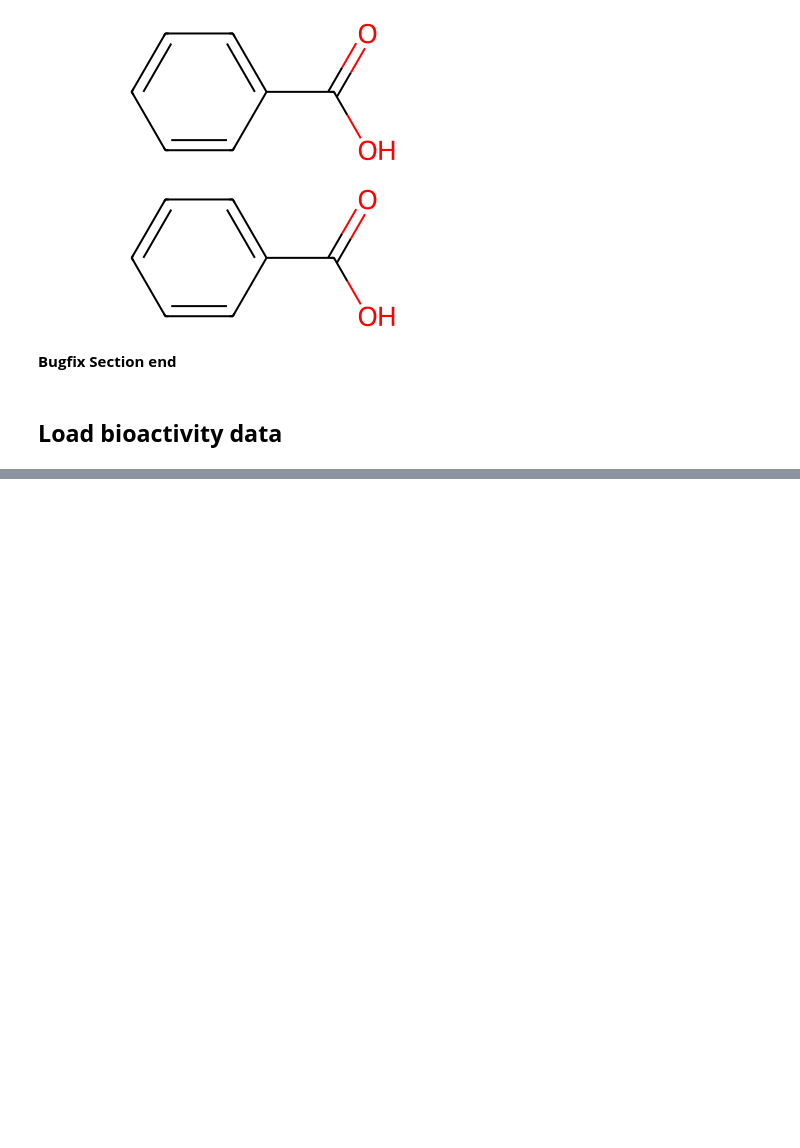
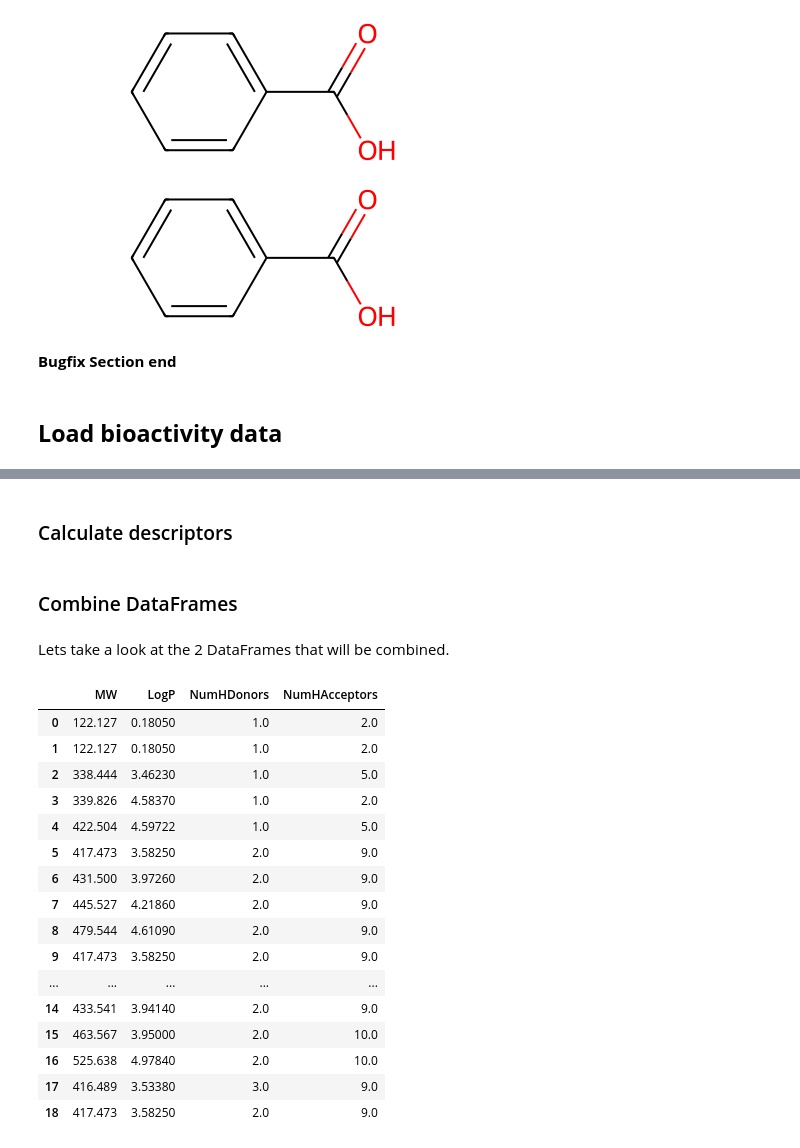
Before and after one commit to Alex-Catalin21/Bioinformatics_Project, a Jupyter notebook: ML_2_Exploratory_Data_Analysis_Schisto.ipynb, the cells around one changed output, grey strips where cells are left out. Saved outputs shown, nothing was run; the diff lists cells and outputs as text; code cells hidden in the pictures; blank space fills up the shorter version.

```diff
--- a/ML_2_Exploratory_Data_Analysis_Schisto.ipynb
+++ b/ML_2_Exploratory_Data_Analysis_Schisto.ipynb
@@ -73,0 +93,61 @@ df = pd.read_csv('bioactivity_preprocessed_schisto_data.csv')
+# %% [markdown]
+### Calculate descriptors
+# %%
+# Inspired by : https://codeocean.com/explore/capsules?query=tag:data-curation
+
+def lipinski(smiles, verbose=False):
+
+    moldata = []
+    for elem in smiles:
+        mol=Chem.MolFromSmiles(elem)
+        moldata.append(mol)
+
+    baseData = np.arange(1,1)
+    i=0
+    for mol in moldata:
+
+        desc_MolWt = Descriptors.MolWt(mol)
+        desc_MolLogP = Descriptors.MolLogP(mol)
+        desc_NumHDonors = Lipinski.NumHDonors(mol)
+        desc_NumHAcceptors = Lipinski.NumHAcceptors(mol)
+
+        row = np.array([desc_MolWt,
+                       desc_MolLogP,
+                       desc_NumHDonors,
+                       desc_NumHAcceptors])
+        if(i==0):
+            baseData=row
+        else:
+            baseData=np.vstack([baseData, row])
+        i=i+1
+
+    columnNames = ["MW","LogP","NumHDonors","NumHAcceptors"]
+    descriptors = pd.DataFrame(data=baseData, columns=columnNames)
+
+    return descriptors
+# %%
+df_lipinski = lipinski(df.canonical_smiles)
+# %% [markdown]
+### Combine DataFrames
+# %% [markdown]
+Lets take a look at the 2 DataFrames that will be combined.
+# %%
+df_lipinski
+# %% [output]
+|  | MW | LogP | NumHDonors | NumHAcceptors |
+| 0 | 122.127 | 0.18050 | 1.0 | 2.0 |
+| 1 | 122.127 | 0.18050 | 1.0 | 2.0 |
+| 2 | 338.444 | 3.46230 | 1.0 | 5.0 |
+| 3 | 339.826 | 4.58370 | 1.0 | 2.0 |
+| 4 | 422.504 | 4.59722 | 1.0 | 5.0 |
+| 5 | 417.473 | 3.58250 | 2.0 | 9.0 |
+| 6 | 431.500 | 3.97260 | 2.0 | 9.0 |
+| 7 | 445.527 | 4.21860 | 2.0 | 9.0 |
+| 8 | 479.544 | 4.61090 | 2.0 | 9.0 |
+| 9 | 417.473 | 3.58250 | 2.0 | 9.0 |
+| ... | ... | ... | ... | ... |
+| 14 | 433.541 | 3.94140 | 2.0 | 9.0 |
+| 15 | 463.567 | 3.95000 | 2.0 | 10.0 |
+| 16 | 525.638 | 4.97840 | 2.0 | 10.0 |
+| 17 | 416.489 | 3.53380 | 3.0 | 9.0 |
+| 18 | 417.473 | 3.58250 | 2.0 | 9.0 |
```
Also changed, not shown: parts of 9 cells of this notebook, 15 other files.
